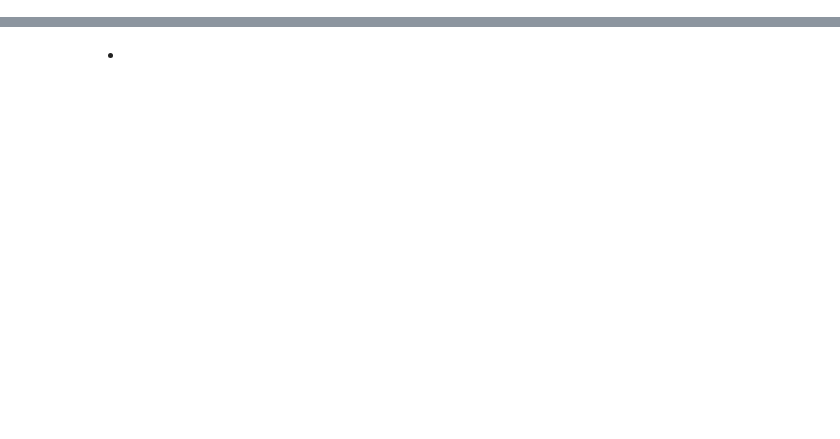
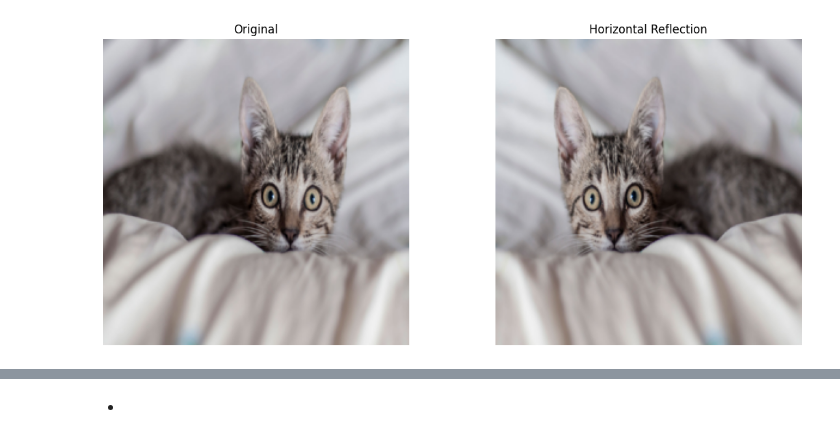
Before and after one commit to EdvardsZ/alex-net-presentation, a Jupyter notebook: alex-net.ipynb, the cells around one changed output, grey strips where cells are left out. Drawn from its saved outputs; the diff is of its cells as text; code cells hidden in the pictures; blank space fills up the shorter version.

```diff
--- a/alex-net.ipynb
+++ b/alex-net.ipynb
@@ -198,0 +236,15 @@ What each term means:
+# %%
+# Load or create a sample image (256x256 as per AlexNet preprocessing)
+# Load cat.jpg image
+img = Image.open('cat.jpg')
+img = img.resize((256, 256))
+
+# Display original image
+plt.figure(figsize=(8, 8))
+plt.imshow(img)
+plt.title('Original Image (256×256)', fontsize=14)
+plt.axis('off')
+plt.tight_layout()
+plt.show()
+
+print(f"Original image size: {img.size}")
@@ -198,0 +254,19 @@ What each term means:
+# %%
+# 1. Horizontal Reflection (Mirror)
+img_horizontal = img.transpose(Image.FLIP_LEFT_RIGHT)
+
+plt.figure(figsize=(12, 5))
+plt.subplot(1, 2, 1)
+plt.imshow(img)
+plt.title('Original', fontsize=12)
+plt.axis('off')
+
+plt.subplot(1, 2, 2)
+plt.imshow(img_horizontal)
+plt.title('Horizontal Reflection', fontsize=12)
+plt.axis('off')
+
+plt.tight_layout()
+plt.show()
+# %% [output]
+[figure, added]
```
Also changed, not shown: parts of 7 cells of this notebook, 1 other file.
